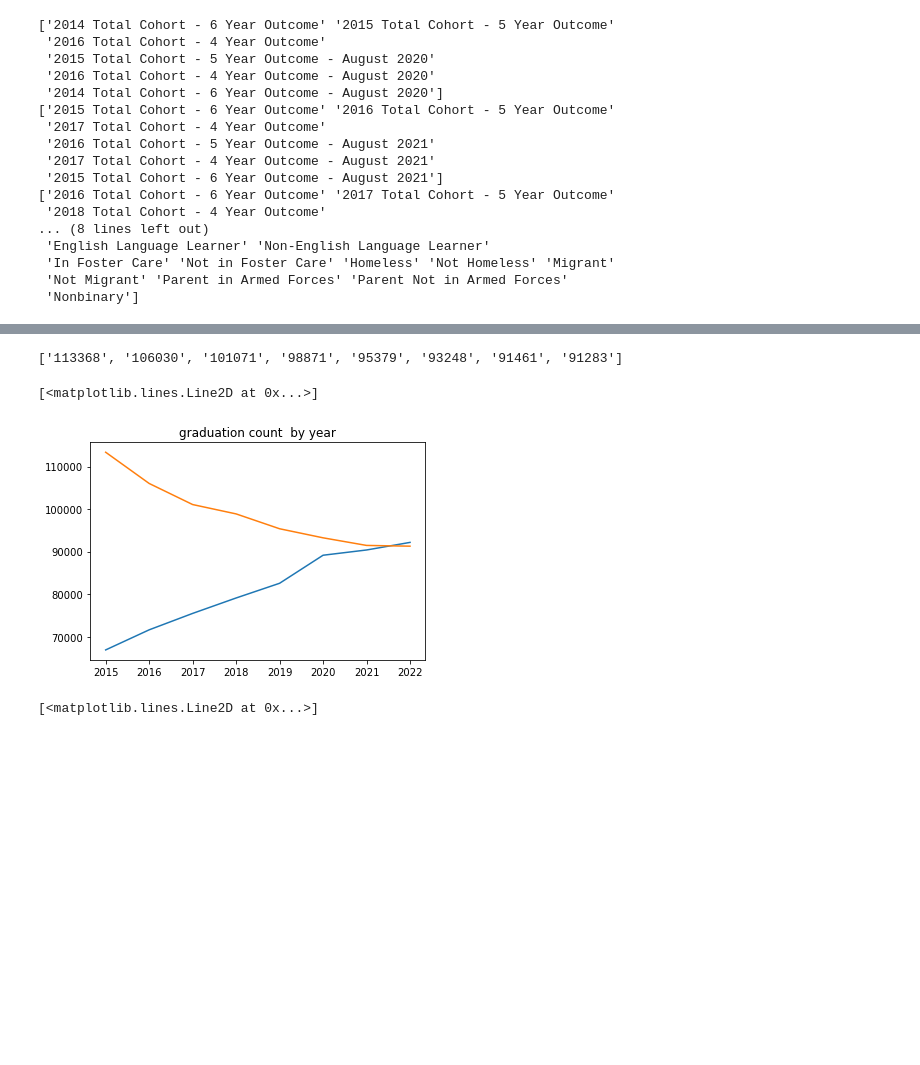
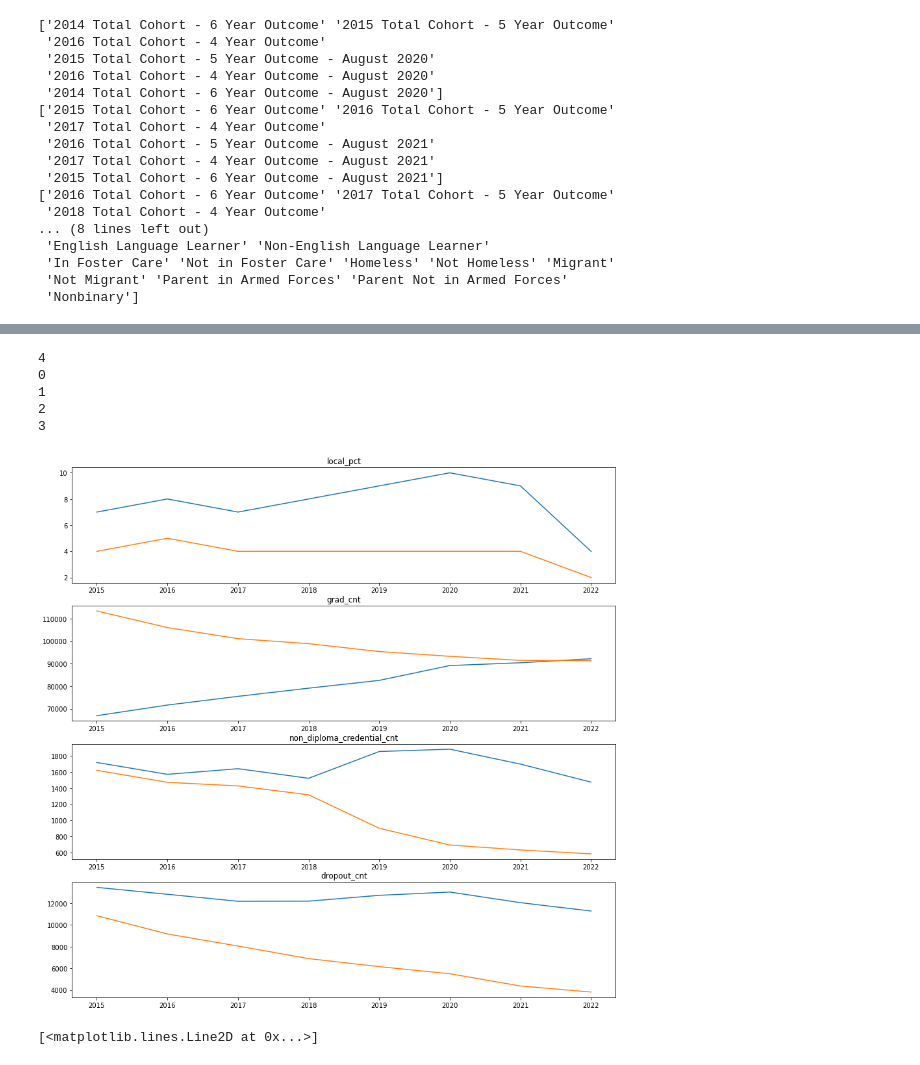
Before and after one commit to rw3071/cs6513-bigdata-pj, a Jupyter notebook: visual.ipynb, the cells around one changed output, grey strips where cells are left out. Cells and saved outputs as stored; diff of their text form; code cells hidden in the pictures; blank space fills up the shorter version.

```diff
--- a/visual.ipynb
+++ b/visual.ipynb
@@ -130,12 +108,36 @@ for year 2018
-# %%
-print(n_grad_cnt)
-plt.title("graduation count  by year")
-plt.plot(years,[int(i) for i in grad_cnt])
-plt.plot(years,[int(i) for i in n_grad_cnt])
-# %% [output]
-['113368', '106030', '101071', '98871', '95379', '93248', '91461', '91283']
-[<matplotlib.lines.Line2D at 0x...>]
-[figure, removed]
+# %%
+def convert_str_to_num(s):
+    # convert "14%" "99213" to 14 , 99213
+    if "%" in s:
+        s=s.strip("%")
+    return int(s)
+# %%
+
+target_num=len(target)
+print(target_num)
+fig, axs = plt.subplots(target_num)
+fig.set_figheight(15)
+fig.set_figwidth(15)
+for i in range(target_num):
+    print(i)
+    axs[i].set_title(f'{target[i]}')
+    key=f"{compare_conditions[0]} {target[i]}"
+    # print(value[key])
+    x=years
+    y=[convert_str_to_num(i) for i in value[key]]
+    axs[i].plot(x, y)
+    key=f"{compare_conditions[1]} {target[i]}"
+    # print(value[key])
+    x=years
+    y=[convert_str_to_num(i) for i in value[key]]
+    axs[i].plot(x, y)
+# %% [output]
+4
+0
+1
+2
+3
+[figure, added]
 # %%
 grad_pct_num=[]
 for grad in grad_pct:
```
Also changed, not shown: parts of 1 cell of this notebook, 1 other file.
